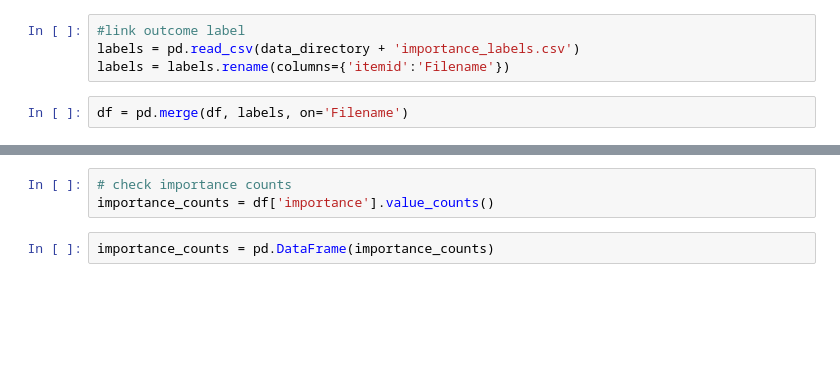
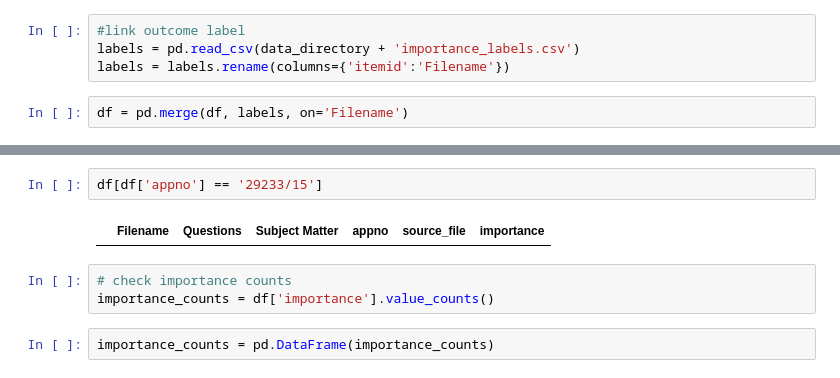
Before and after one commit to dahrb/ECHR_Case_Importance, a Jupyter notebook: data_exploration.ipynb, the cells around one changed output, grey strips where cells are left out. Cells and saved outputs as stored; diff of their text form; blank space fills up the shorter version.

```diff
--- a/data_exploration.ipynb
+++ b/data_exploration.ipynb
@@ -141,3 +125,7 @@ df
+# %%
+df[df['appno'] == '29233/15']
+# %% [output]
+|  | Filename | Questions | Subject Matter | appno | source_file | importance |
 # %%
 # check importance counts
 importance_counts = df['importance'].value_counts()
```
Also changed, not shown: parts of 30 cells of this notebook, 5 other files.
